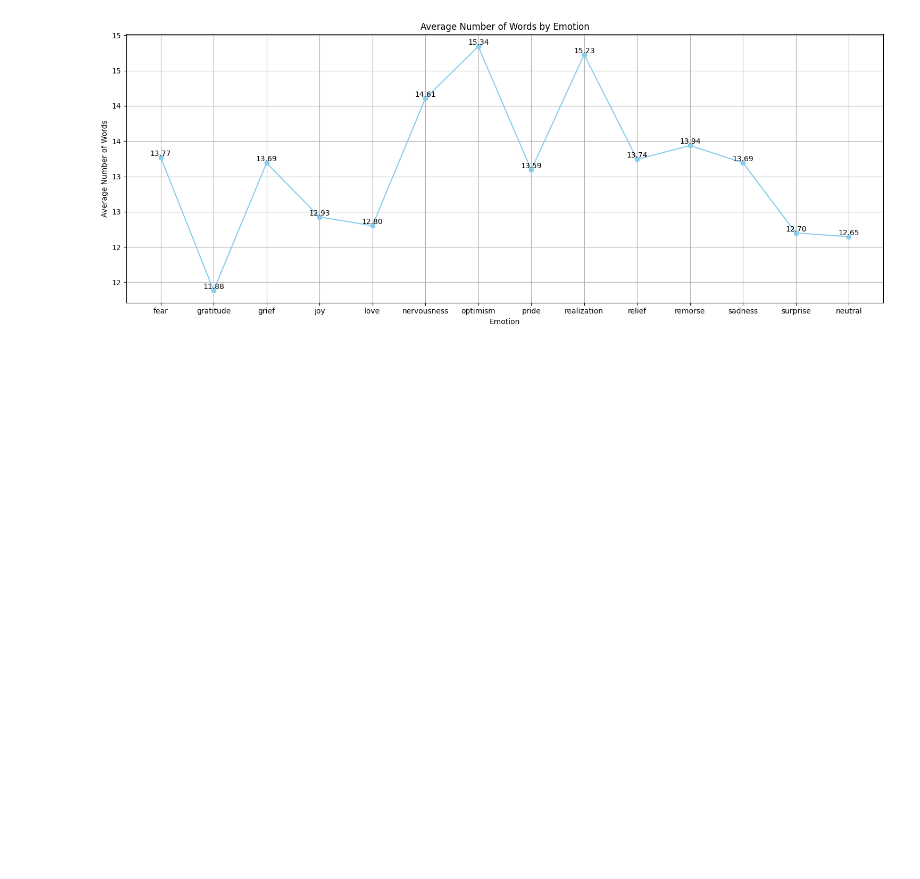
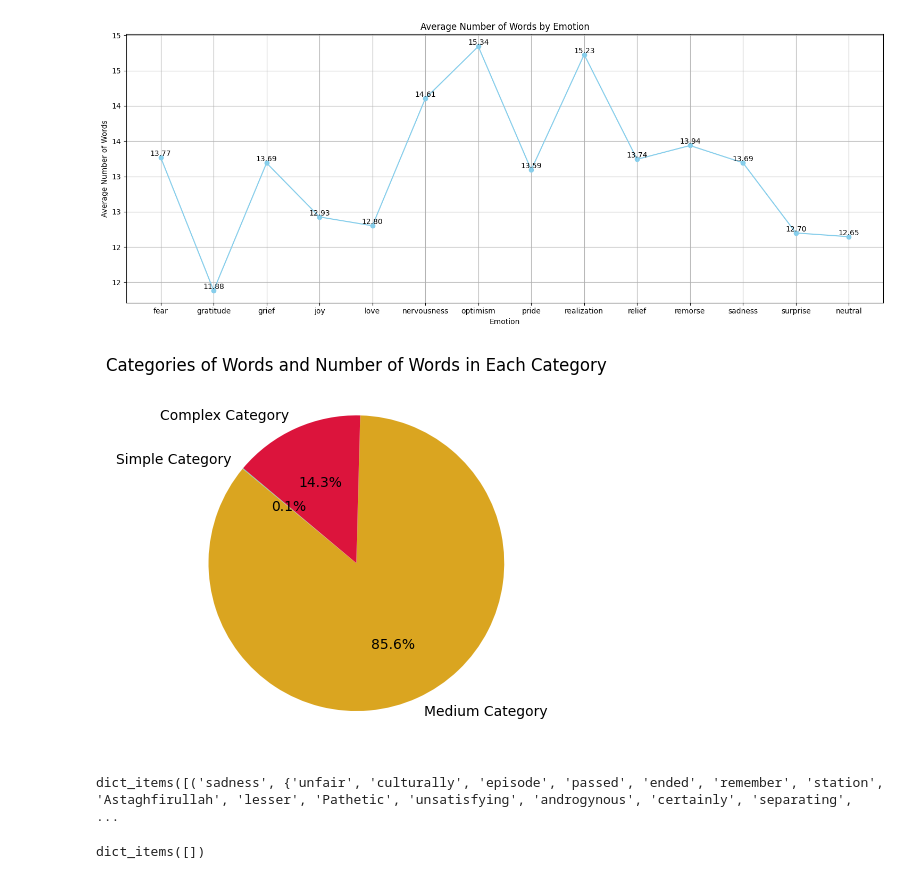
Before and after one commit to mouhebmhd/EduMotions, a Jupyter notebook: emotionsDetection.ipynb, the cells around one changed output. Saved outputs shown, nothing was run; the diff lists cells and outputs as text; code cells hidden in the pictures; blank space fills up the shorter version.

```diff
--- a/emotionsDetection.ipynb
+++ b/emotionsDetection.ipynb
@@ -406,3 +402,41 @@ plt.tight_layout()  # Adjust layout to prevent clipping of labels
 plt.show()
 # %% [output]
 [figure]
+# %%
+import statistics
+minFrequency=min(list(sortedDistinctWordsFrequency.values()))
+maxFrequency=max(list(sortedDistinctWordsFrequency.values()))
+avgFrequency = statistics.fmean(sortedDistinctWordsFrequency.values())
+# %%
+import matplotlib.pyplot as plt
+
+def plot_word_categories(distinctWordsFrequency, minFrequency, avgFrequency):
+    # Define thresholds for each category
+    low_threshold = minFrequency  # Words with frequency <= low_threshold are classified as simple
+    high_threshold = avgFrequency  # Words with frequency >= high_threshold are classified as complex
+
+    # Initialize counters for each category
+    simple_count = 0
+    medium_count = 0
+    complex_count = 0
+
+    # Classify words into categories based on their frequency
+    for frequency in distinctWordsFrequency.values():
+        if frequency <= low_threshold:
+            simple_count += 1
+        elif frequency >= high_threshold:
+            complex_count += 1
+        else:
+            medium_count += 1
+
+    # Plot the categories of words and the number of words in each category
+    categories = ['Simple Category', 'Medium Category', 'Complex Category']
+    counts = [simple_count, medium_count, complex_count]
+
+    plt.pie(counts, labels=categories, colors=['#40E0D0', '#DAA520', '#DC143C'], autopct='%1.1f%%', startangle=140)
+    plt.title('Categories of Words and Number of Words in Each Category')
+    plt.show()
+# %%
+plot_word_categories(distinctWordsFrequency,minFrequency,avgFrequency)
+# %% [output]
+[figure, added]
@@ -408,0 +466,14 @@ plt.show()
+# %%
+""" # Print the distinct words associated with each emotion
+for emotion, words in distinct_words_per_emotion.items():
+    print(f"Emotion: {emotion}")
+    print("Distinct Words:")
+    for word in words:
+        print(word) """
+print(distinct_words_per_emotion.items())
+# %% [output]
+dict_items([('sadness', {'unfair', 'culturally', 'episode', 'passed', 'ended', 'remember', 'station', 'Astaghfirullah', 'lesser', 'Pathetic', 'unsatisfying', 'androgynous', 'certainly', 'separating',  ...
+# %%
+word_freq_per_emotion.items()
+# %% [output]
+dict_items([])
```
Also changed, not shown: parts of 5 cells of this notebook, 5 other files.
